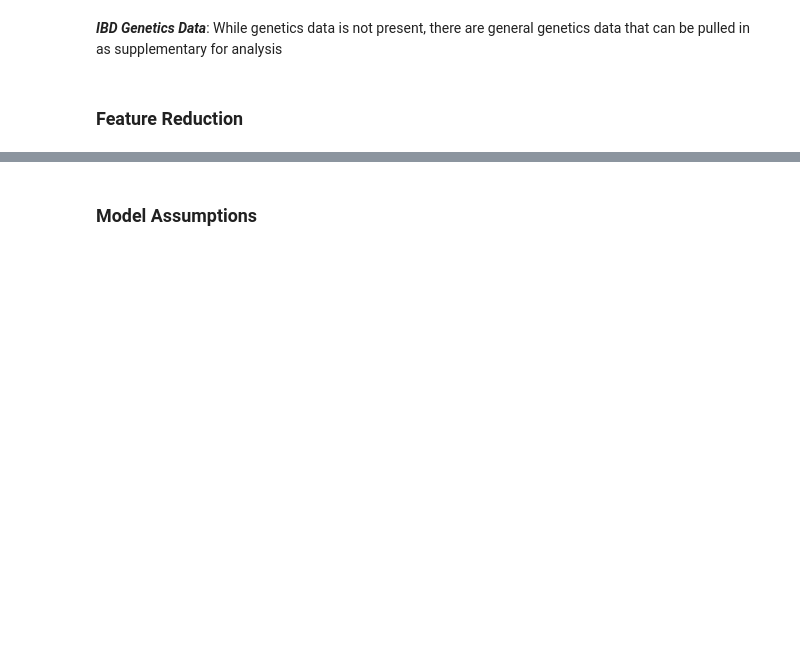
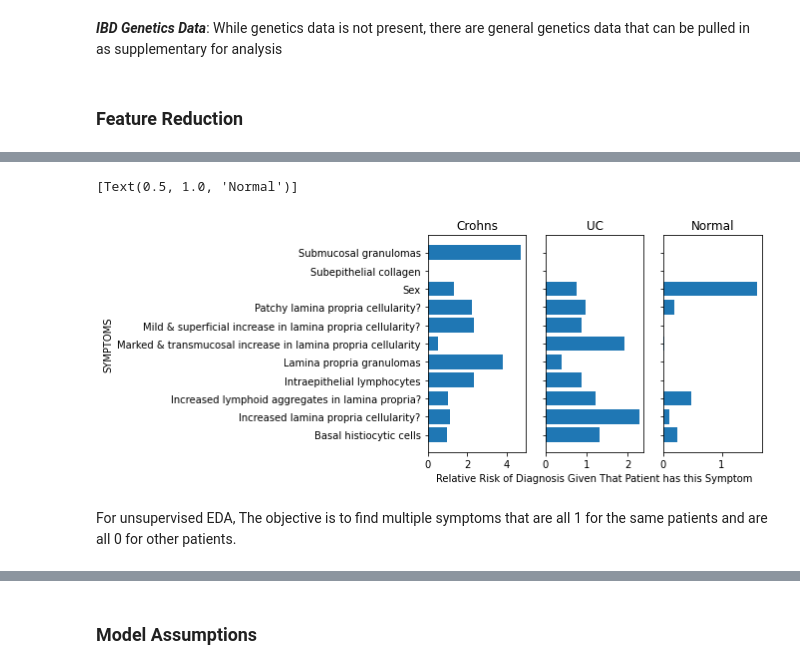
Before and after one commit to pretttyvo/Capstone_B, a Jupyter notebook: Jupyter notebook/CapStone B Final WB.ipynb, the cells around one changed output, grey strips where cells are left out. Cells and saved outputs as stored; diff of their text form; code cells hidden in the pictures; blank space fills up the shorter version.

```diff
--- a/Jupyter notebook/CapStone B Final WB.ipynb
+++ b/Jupyter notebook/CapStone B Final WB.ipynb
@@ -134,0 +275,4 @@ Index(['Year', 'Lab No', 'Age', 'Sex', 'Active inflammation?',
+# %%
+#3. Symptom, Is Symptom Present, Confirmed Diagnosis, Proportion
+proportionIbdPerSymptom = diseaseCountPerSymptom/countPerSymptom
+proportionIbdPerSymptom.head()
@@ -134,0 +287,19 @@ Index(['Year', 'Lab No', 'Age', 'Sex', 'Active inflammation?',
+# %%
+#4.Symptom, Confirmed Diagnosis, Relative Risk (Final Table)
+propDf = proportionIbdPerSymptom.reset_index()
+noSymptom  = propDf.loc[propDf['value']==0].drop('value',axis=1).set_index(['variable','Confirmed diagnosis'])
+yesSymptom = propDf.loc[propDf['value']==1].drop('value',axis=1).set_index(['variable','Confirmed diagnosis'])
+
+'''
+Some symptoms such as Submucosal granulomas are only present in Crohn's pateints. this means there is no
+patient who has both submucosal granuloma and UC.  So the risk of having UC given u have submcuoal granulomas
+is 0.  But currently in the yesSymptom df, the row Submucosal granulom and UC does not even exist.  So if that row
+is missing just add a row with 0
+'''
+noSymptom = noSymptom.reset_index()
+varDxCombos= list(itertools.product(set(noSymptom['variable']),set(noSymptom['Confirmed diagnosis'])))
+allCombos  = pd.DataFrame(index=pd.MultiIndex.from_tuples(varDxCombos))
+allCombos.index.names = ['variable','Confirmed diagnosis']
+noSymptom  = noSymptom.set_index(['variable','Confirmed diagnosis'])
+yesSymptom = pd.merge(yesSymptom, allCombos, left_index=True, right_index=True, how='outer').fillna({0:0})
+yesSymptom.head()
@@ -134,0 +319,3 @@ Index(['Year', 'Lab No', 'Age', 'Sex', 'Active inflammation?',
+# %%
+noSymptom = pd.merge(noSymptom, allCombos, left_index=True, right_index=True, how='outer').fillna({0:0})
+noSymptom.head()
@@ -134,0 +334,3 @@ Index(['Year', 'Lab No', 'Age', 'Sex', 'Active inflammation?',
+# %%
+relativeRiskIbd = (yesSymptom/noSymptom).reset_index()
+relativeRiskIbd.head()
@@ -134,0 +344,17 @@ Index(['Year', 'Lab No', 'Age', 'Sex', 'Active inflammation?',
+# %%
+fig,ax = plt.subplots(nrows=1,ncols=3, sharey=True)
+crohns = relativeRiskIbd[relativeRiskIbd['Confirmed diagnosis']=='CROHNS']
+uc     = relativeRiskIbd[relativeRiskIbd['Confirmed diagnosis']=='UC']
+normal = relativeRiskIbd[relativeRiskIbd['Confirmed diagnosis']=='NORMAL']
+ax[0].barh(crohns['variable'],crohns[0])
+ax[0].set(title='Crohns',
+         ylabel='SYMPTOMS')
+ax[1].barh(uc['variable'],uc[0])
+ax[1].set(title='UC',xlabel='Relative Risk of Diagnosis Given That Patient has this Symptom',)
+ax[2].barh(normal['variable'],normal[0])
+ax[2].set(title='Normal')
+# %% [output]
+[Text(0.5, 1.0, 'Normal')]
+[figure, added]
+# %% [markdown]
+For unsupervised EDA, The objective is to find multiple symptoms that are all 1 for the same patients and are all 0 for other patients.
```
Also changed, not shown: parts of 57 cells of this notebook.
